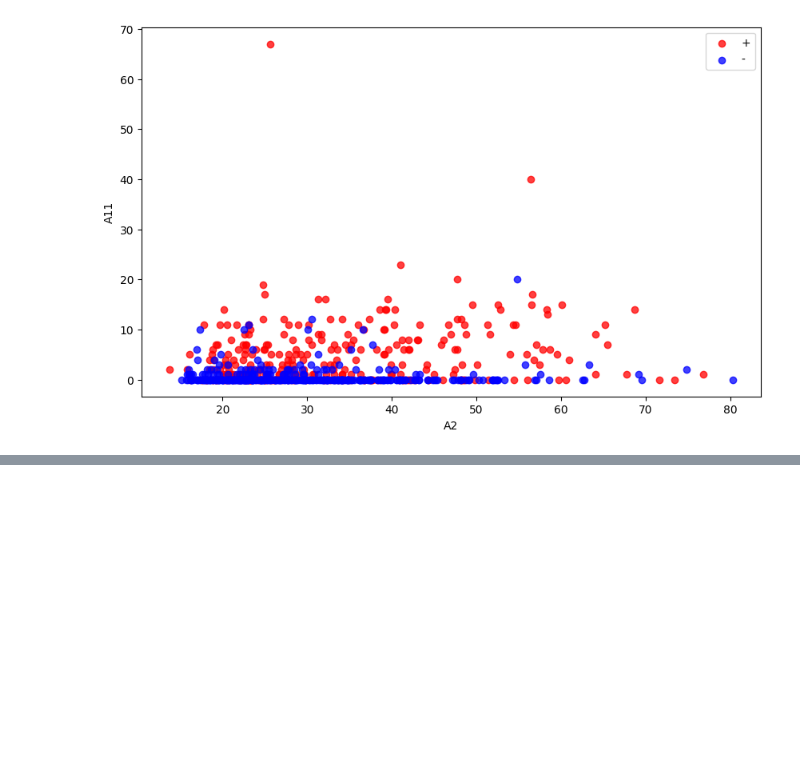
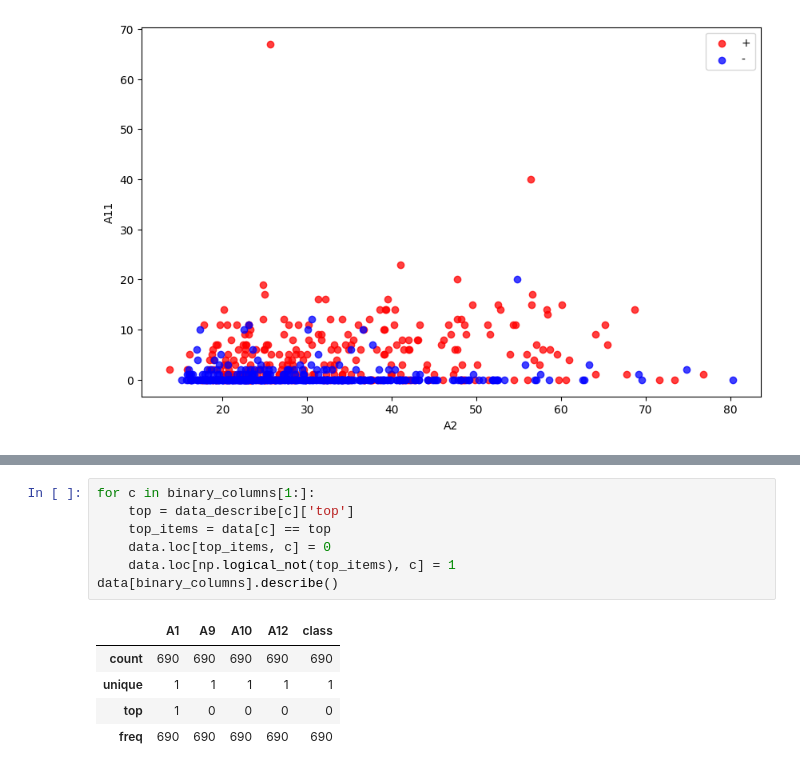
Before and after one commit to defrell01/uni_mlds, a Jupyter notebook: факлуьтатив/4lab/4test.ipynb, the cells around one changed output, grey strips where cells are left out. Drawn from its saved outputs; the diff is of its cells as text; blank space fills up the shorter version.

```diff
--- a/факлуьтатив/4lab/4test.ipynb
+++ b/факлуьтатив/4lab/4test.ipynb
@@ -130,0 +239,13 @@ plt.legend(loc='best')
+# %%
+for c in binary_columns[1:]:
+    top = data_describe[c]['top']
+    top_items = data[c] == top
+    data.loc[top_items, c] = 0
+    data.loc[np.logical_not(top_items), c] = 1
+data[binary_columns].describe()
+# %% [output]
+|  | A1 | A9 | A10 | A12 | class |
+| count | 690 | 690 | 690 | 690 | 690 |
+| unique | 1 | 1 | 1 | 1 | 1 |
+| top | 1 | 0 | 0 | 0 | 0 |
+| freq | 690 | 690 | 690 | 690 | 690 |
```
Also changed, not shown: parts of 10 cells of this notebook, 3 other files.
